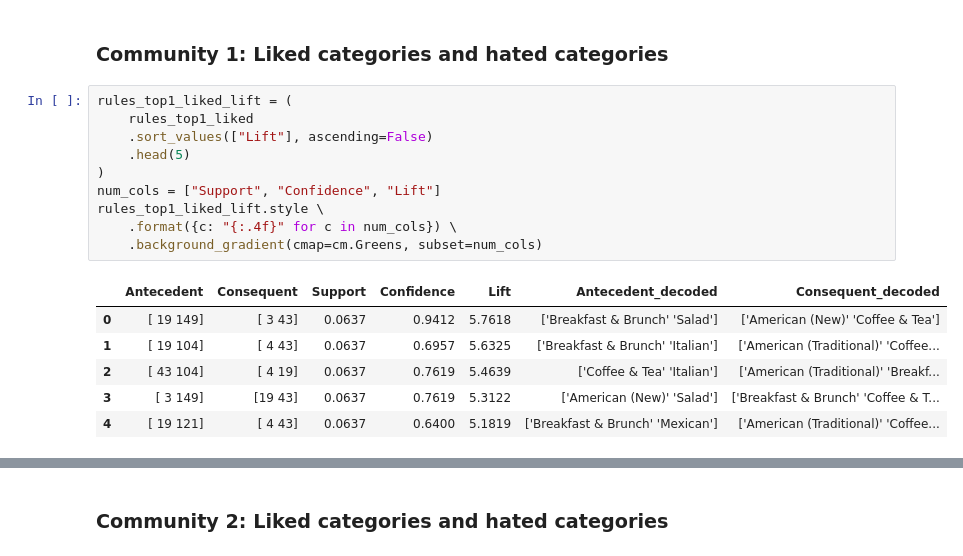
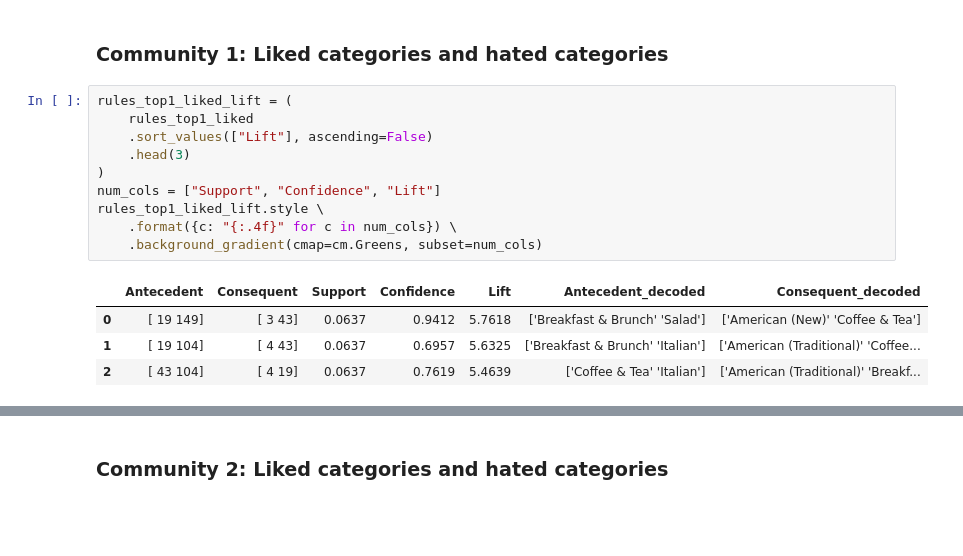
Before and after one commit to Cerlog/02807-project, a Jupyter notebook: FINAL_NOTEBOOK.ipynb, the cells around one changed output, grey strips where cells are left out. Cells and saved outputs as stored; diff of their text form; blank space fills up the shorter version.

```diff
--- a/FINAL_NOTEBOOK.ipynb
+++ b/FINAL_NOTEBOOK.ipynb
@@ -966,20 +937,18 @@ rules_top_6_filtred_hated = filter_rules(rules_top6_hated, min_support=0.012, mi
 # %%
 rules_top1_liked_lift = (
     rules_top1_liked
     .sort_values(["Lift"], ascending=False)
-    .head(5)
+    .head(3)
 )
 num_cols = ["Support", "Confidence", "Lift"]
 rules_top1_liked_lift.style \
     .format({c: "{:.4f}" for c in num_cols}) \
     .background_gradient(cmap=cm.Greens, subset=num_cols)
 # %% [output]
 |  | Antecedent | Consequent | Support | Confidence | Lift | Antecedent_decoded | Consequent_decoded |
 | 0 | [ 19 149] | [ 3 43] | 0.0637 | 0.9412 | 5.7618 | ['Breakfast & Brunch' 'Salad'] | ['American (New)' 'Coffee & Tea'] |
 | 1 | [ 19 104] | [ 4 43] | 0.0637 | 0.6957 | 5.6325 | ['Breakfast & Brunch' 'Italian'] | ['American (Traditional)' 'Coffee... |
 | 2 | [ 43 104] | [ 4 19] | 0.0637 | 0.7619 | 5.4639 | ['Coffee & Tea' 'Italian'] | ['American (Traditional)' 'Breakf... |
-| 3 | [ 3 149] | [19 43] | 0.0637 | 0.7619 | 5.3122 | ['American (New)' 'Salad'] | ['Breakfast & Brunch' 'Coffee & T... |
-| 4 | [ 19 121] | [ 4 43] | 0.0637 | 0.6400 | 5.1819 | ['Breakfast & Brunch' 'Mexican'] | ['American (Traditional)' 'Coffee... |
 # %%
 rules_top1_hated_lift = (
     rules_top1_hated
```
Also changed, not shown: parts of 24 cells of this notebook, 25 other files.
